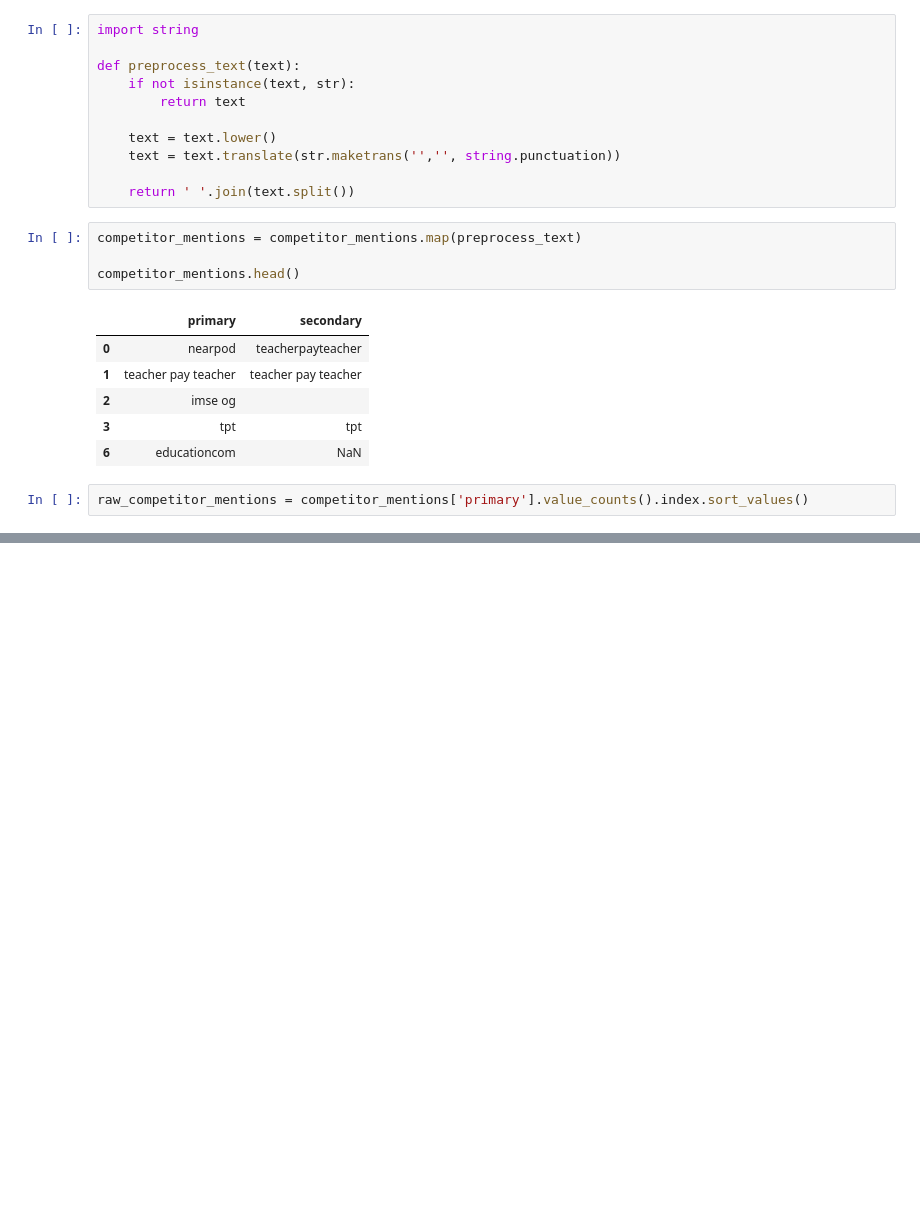
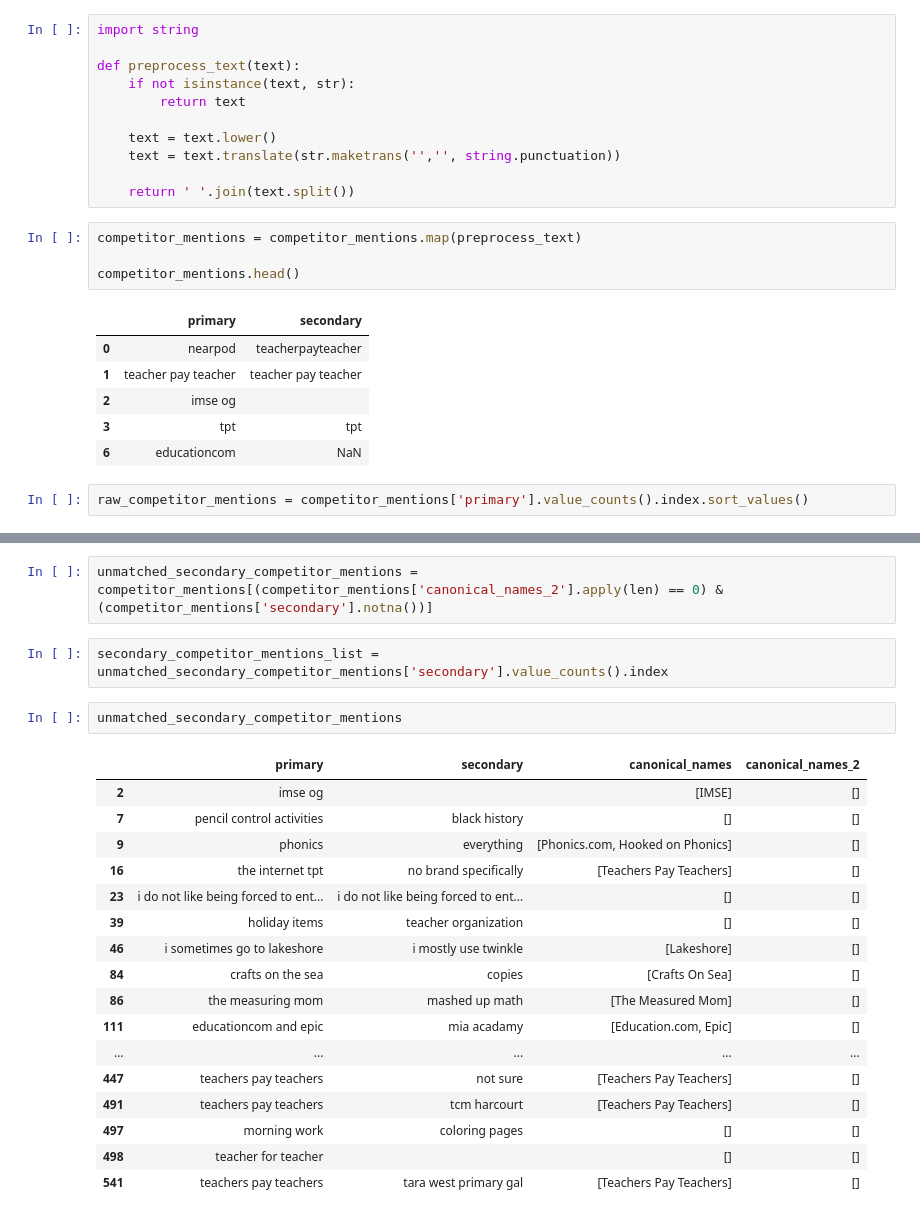
Before and after one commit to lynn-twinkl/joe_competitor_survey_analysis, a Jupyter notebook: draft-notebook.ipynb, the cells around one changed output, grey strips where cells are left out. Cells and saved outputs as stored; diff of their text form; blank space fills up the shorter version.

```diff
--- a/draft-notebook.ipynb
+++ b/draft-notebook.ipynb
@@ -311,0 +452,24 @@ competitor_mentions[competitor_mentions['primary'].str.contains('library', case=
+# %%
+unmatched_secondary_competitor_mentions = competitor_mentions[(competitor_mentions['canonical_names_2'].apply(len) == 0) & (competitor_mentions['secondary'].notna())]
+# %%
+secondary_competitor_mentions_list = unmatched_secondary_competitor_mentions['secondary'].value_counts().index
+# %%
+unmatched_secondary_competitor_mentions
+# %% [output]
+|  | primary | secondary | canonical_names | canonical_names_2 |
+| 2 | imse og |  | [IMSE] | [] |
+| 7 | pencil control activities | black history | [] | [] |
+| 9 | phonics | everything | [Phonics.com, Hooked on Phonics] | [] |
+| 16 | the internet tpt | no brand specifically | [Teachers Pay Teachers] | [] |
+| 23 | i do not like being forced to ent... | i do not like being forced to ent... | [] | [] |
+| 39 | holiday items | teacher organization | [] | [] |
+| 46 | i sometimes go to lakeshore | i mostly use twinkle | [Lakeshore] | [] |
+| 84 | crafts on the sea | copies | [Crafts On Sea] | [] |
+| 86 | the measuring mom | mashed up math | [The Measured Mom] | [] |
+| 111 | educationcom and epic | mia acadamy | [Education.com, Epic] | [] |
+| ... | ... | ... | ... | ... |
+| 447 | teachers pay teachers | not sure | [Teachers Pay Teachers] | [] |
+| 491 | teachers pay teachers | tcm harcourt | [Teachers Pay Teachers] | [] |
+| 497 | morning work | coloring pages | [] | [] |
+| 498 | teacher for teacher |  | [] | [] |
+| 541 | teachers pay teachers | tara west primary gal | [Teachers Pay Teachers] | [] |
```
Also changed, not shown: parts of 9 cells of this notebook.
